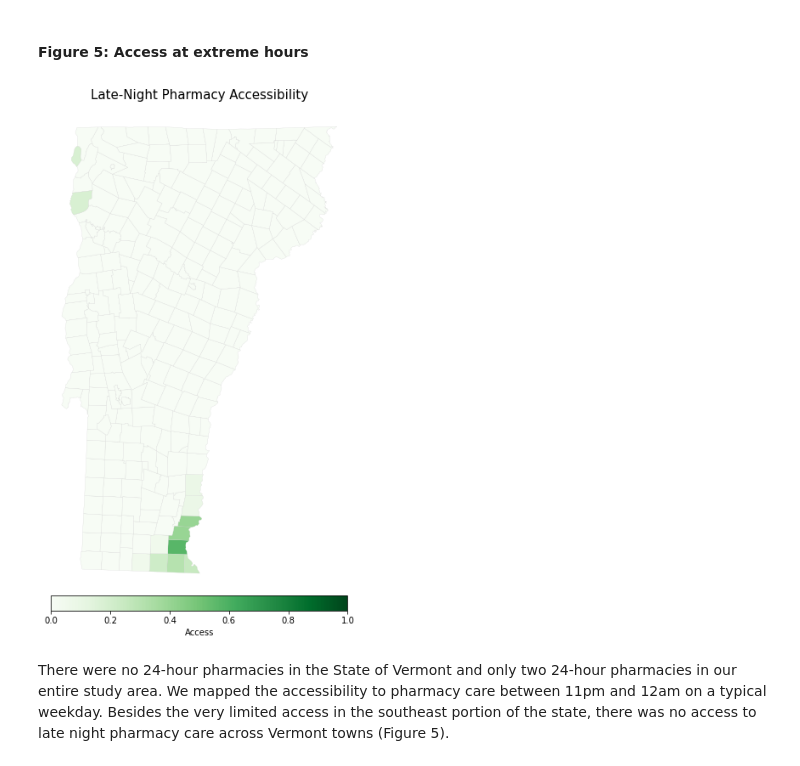
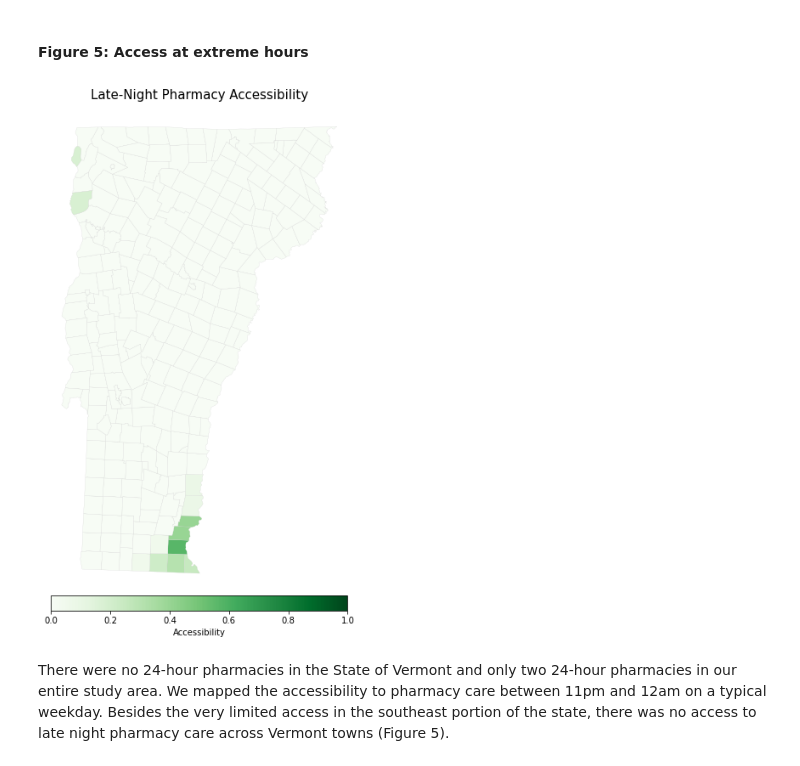
Before and after one commit to samroubin/VTPharmacy, a Jupyter notebook: procedure/code/01_Pharmacy_Accessibility.ipynb, the cells around one changed output. Cells and saved outputs as stored; diff of their text form; code cells hidden in the pictures.

```diff
--- a/procedure/code/01_Pharmacy_Accessibility.ipynb
+++ b/procedure/code/01_Pharmacy_Accessibility.ipynb
@@ -1068,18 +1069,18 @@ On Saturdays and Sundays, there was no access to pharmacies across the state bef
 # %%
 fig, ax = plt.subplots(figsize=(10, 10))
 mapping_df.plot(column='access_23w', cmap='Greens', ax=ax, linewidth=0.2, edgecolor= '.8', vmax=1)
 
 cb = plt.cm.ScalarMappable(cmap='Greens', norm=plt.Normalize(vmin=0, vmax=1))
-cbar = plt.colorbar(cb, shrink = .5, orientation = 'horizontal', pad=0, label = 'Access')
+cbar = plt.colorbar(cb, shrink = .5, orientation = 'horizontal', pad=0, label = 'Accessibility')
 
 plt.title('Late-Night Pharmacy Accessibility', size = 15 )
 plt.xlabel('Longitude')
 plt.ylabel('Latitude')
 plt.axis('off')
 plt.tight_layout()
 plt.show()
 # %% [output]
-[figure, old version]
+[figure, new version]
 # %% [markdown]
 There were no 24-hour pharmacies in the State of Vermont and only two 24-hour pharmacies in our entire study area. We mapped the accessibility to pharmacy care between 11pm and 12am on a typical weekday. Besides the very limited access in the southeast portion of the state, there was no access to late night pharmacy care across Vermont towns (Figure 5).
 # %% [markdown]
```
Also changed, not shown: parts of 13 cells of this notebook.
